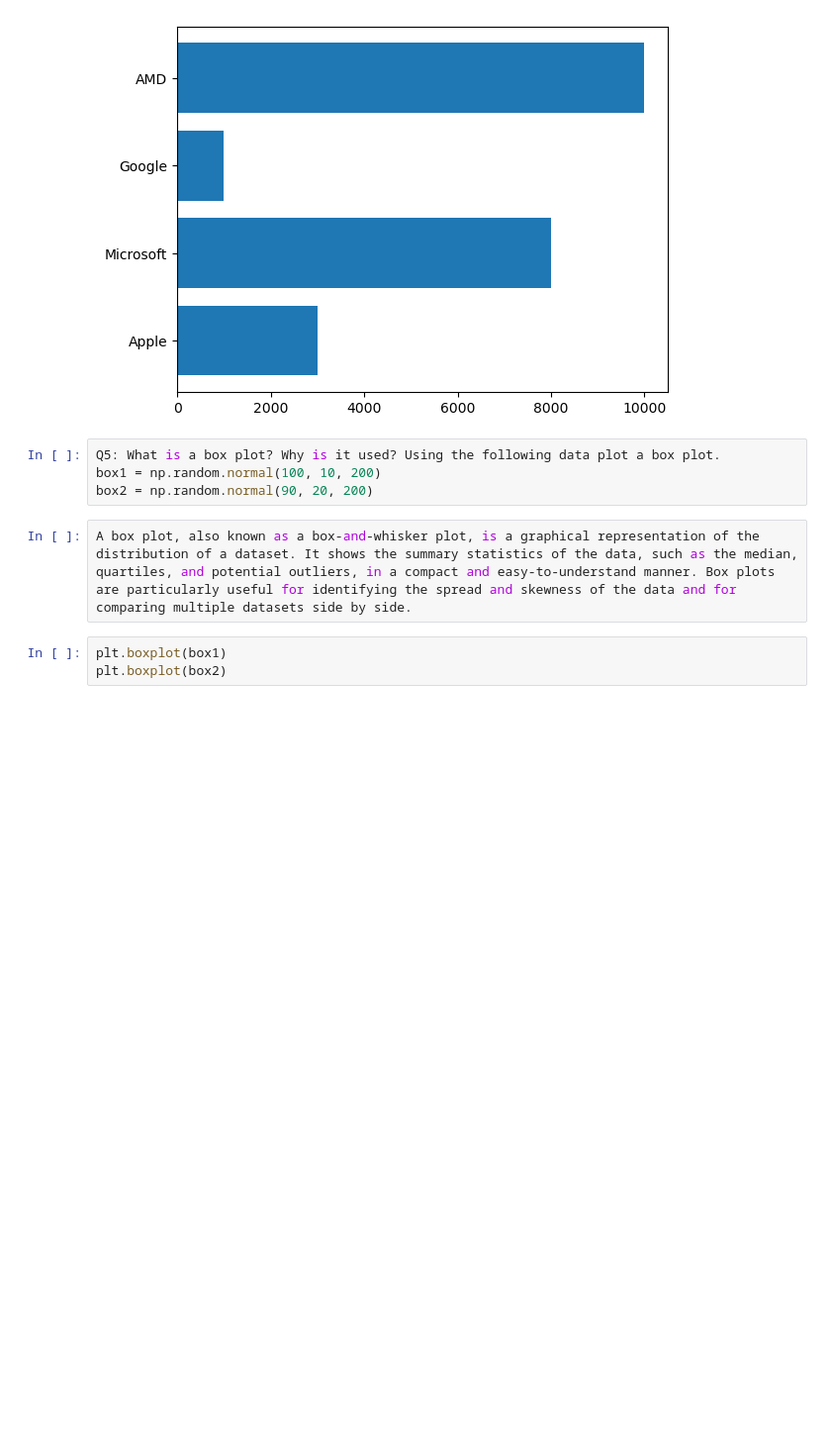
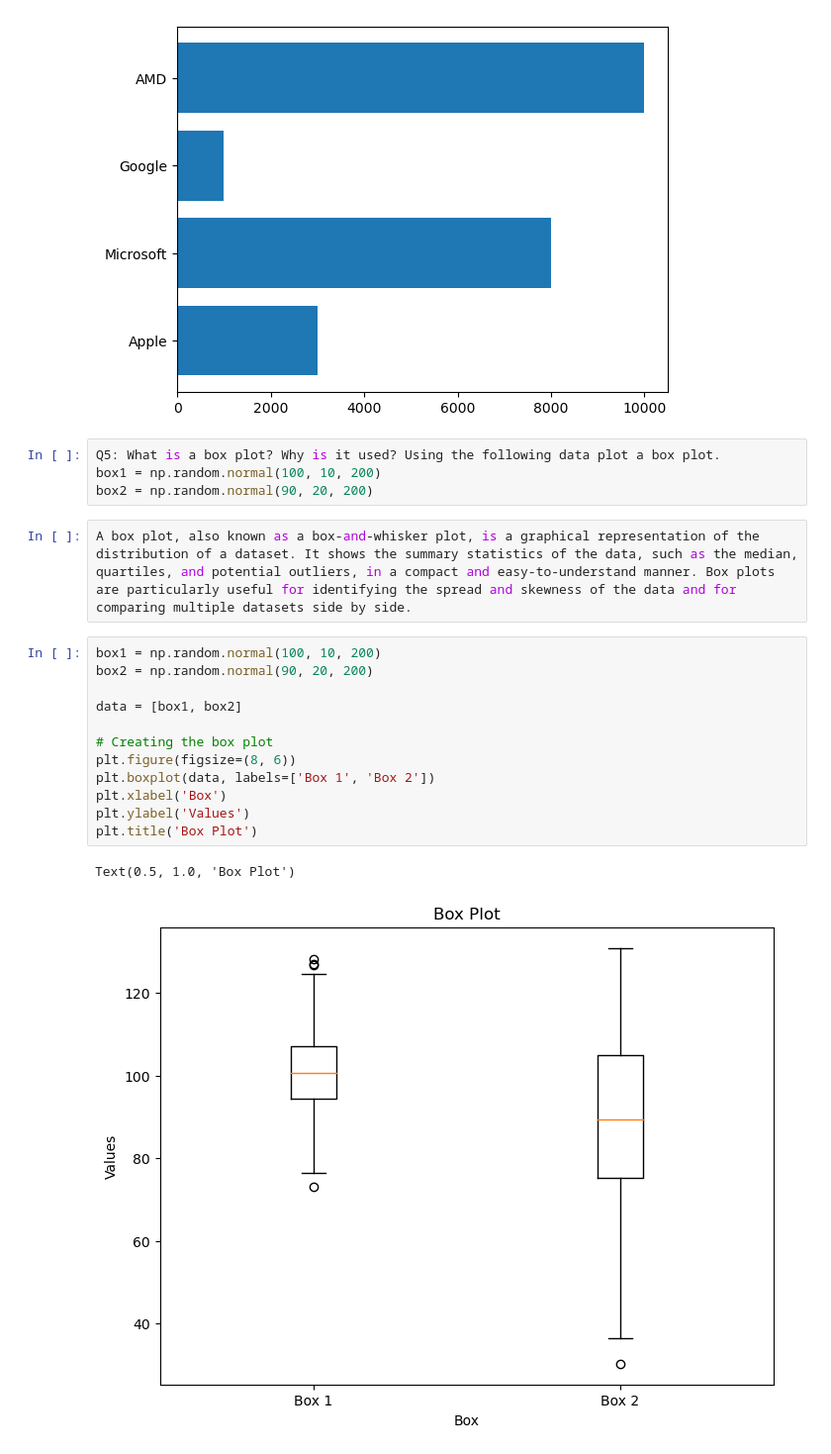
Before and after one commit to riyacoder23/matplotib_assignment, a Jupyter notebook: matplotlib_assignement.ipynb, the cells around one changed output. Shown at 99% size. Saved outputs shown, nothing was run; the diff lists cells and outputs as text; blank space fills up the shorter version.

```diff
--- a/matplotlib_assignement.ipynb
+++ b/matplotlib_assignement.ipynb
@@ -94,5 +94,17 @@ box2 = np.random.normal(90, 20, 200)
 # %%
 A box plot, also known as a box-and-whisker plot, is a graphical representation of the distribution of a dataset. It shows the summary statistics of the data, such as the median, quartiles, and potential outliers, in a compact and easy-to-understand manner. Box plots are particularly useful for identifying the spread and skewness of the data and for comparing multiple datasets side by side.
 # %%
-plt.boxplot(box1)
-plt.boxplot(box2)
+box1 = np.random.normal(100, 10, 200)
+box2 = np.random.normal(90, 20, 200)
+
+data = [box1, box2]
+
+# Creating the box plot
+plt.figure(figsize=(8, 6))
+plt.boxplot(data, labels=['Box 1', 'Box 2'])
+plt.xlabel('Box')
+plt.ylabel('Values')
+plt.title('Box Plot')
+# %% [output]
+Text(0.5, 1.0, 'Box Plot')
+[figure, added]
```
